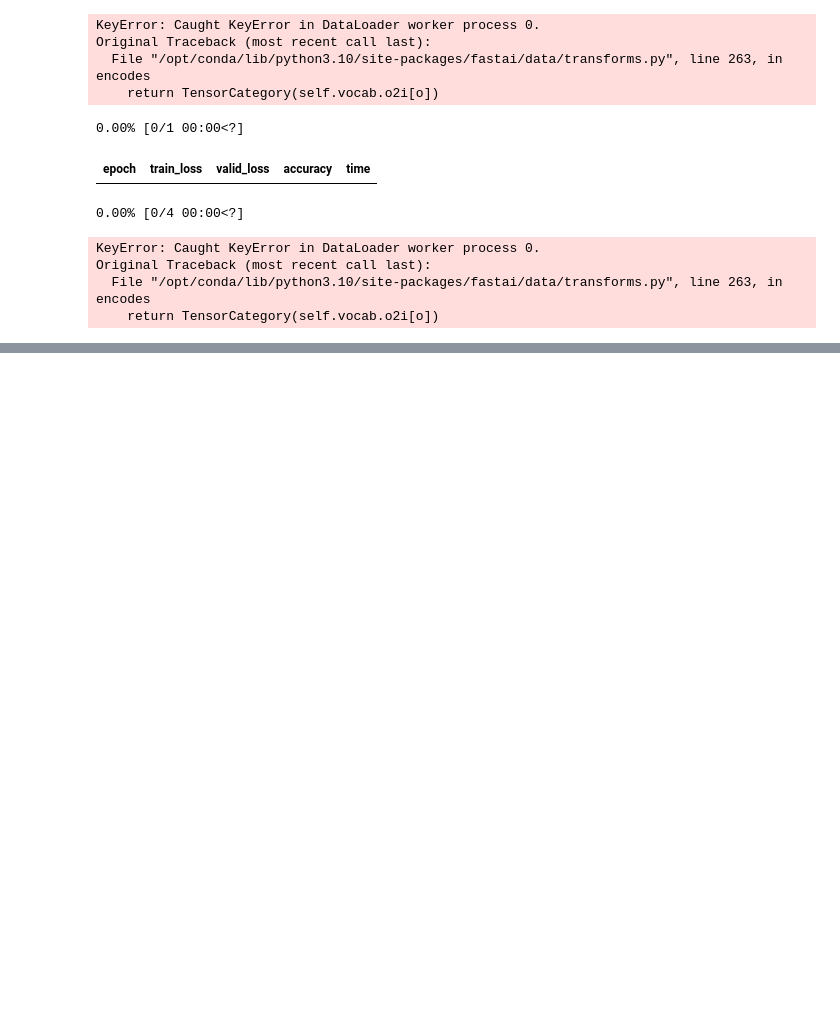
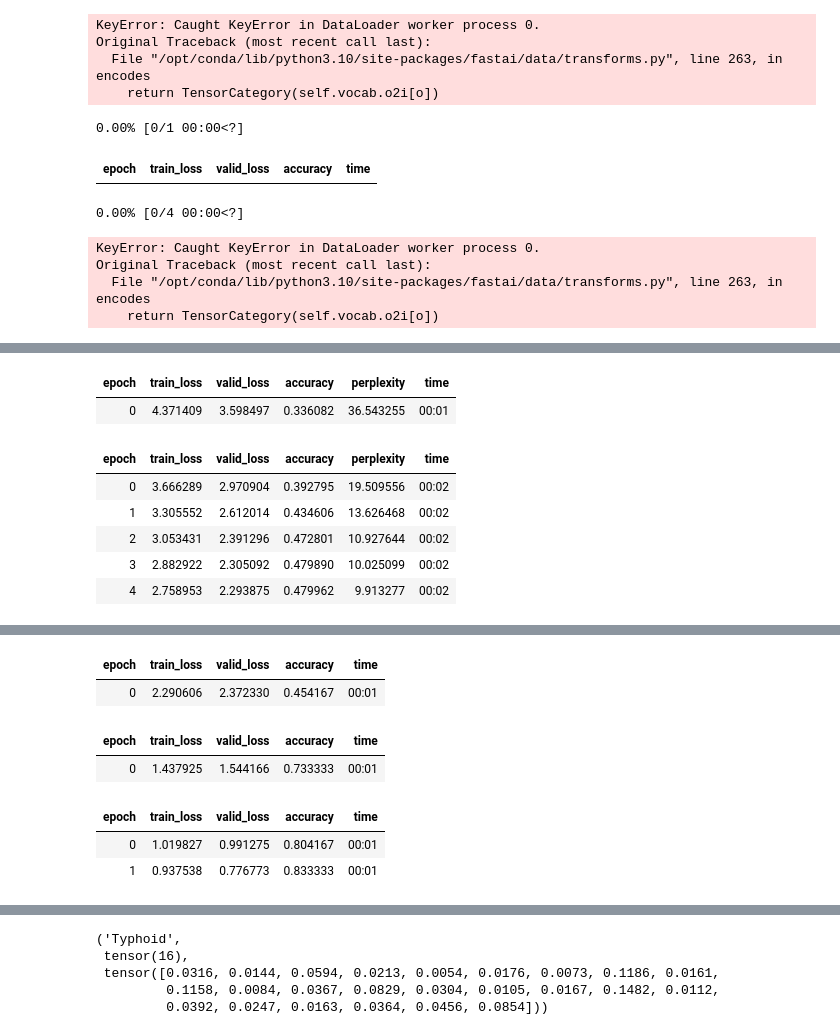
Before and after one commit to rubanzasilva/symptom_to_disease, a Jupyter notebook: symptom-disease-ulmfit.ipynb, the cells around one changed output, grey strips where cells are left out. Saved outputs shown, nothing was run; the diff lists cells and outputs as text; code cells hidden in the pictures; blank space fills up the shorter version.

Commit message:
Kaggle Notebook | symptom_disease_ulmfit | Version 3

```diff
--- a/symptom-disease-ulmfit.ipynb
+++ b/symptom-disease-ulmfit.ipynb
@@ -250,3 +250,37 @@ learn.unfreeze()
 learn.fit_one_cycle(2, slice(1e-3/(2.6**4),1e-3))
 # %%
 learn.predict("I am having a running stomach, fever, general body weakness and have been getting bitten by mosquitoes often")
+# %%
+path = Path('/kaggle/input/symptoms-disease-no-id')
+#symptom_df = pd.read_csv(path_lm/'symptom_synth.csv',index_col=0)
+symptom_df = pd.read_csv(path/'symptom_no_id.csv')
+sd_df = pd.read_csv(path/'symptom_disease_no_id_col.csv')
+dls_lm = TextDataLoaders.from_df(symptom_df, path=path,text_col='text', is_lm=True, valid_pct=0.2)
+learn = language_model_learner(dls_lm, AWD_LSTM, metrics=[accuracy, Perplexity()], path=path, wd=0.1).to_fp16()
+learn.fit_one_cycle(1, 1e-2)
+# Create a directory to save the model
+os.makedirs('/kaggle/working/models', exist_ok=True)
+# Set the model directory for the learner
+learn.model_dir = '/kaggle/working/models'
+# Now save the model
+learn.save('1epoch')
+learn = learn.load('1epoch')
+learn.unfreeze()
+learn.fit_one_cycle(5, 1e-3)
+# Now save the model
+learn.save_encoder('finetuned')
+
+
+#finetuning the classifier
+learn = text_classifier_learner(dls_clas, AWD_LSTM, drop_mult=0.5, metrics=accuracy)
+dls_clas = TextDataLoaders.from_df(sd_df, path=path,text_col='text',label_col='label', text_vocab=dls_lm.vocab)
+from pathlib import Path
+learn.path = Path('/kaggle/working')
+learn = learn.load_encoder('finetuned')
+learn.fit_one_cycle(1, 2e-2)
+learn.freeze_to(-2)
+learn.fit_one_cycle(1, slice(1e-2/(2.6**4),1e-2))
+learn.unfreeze()
+learn.fit_one_cycle(2, slice(1e-3/(2.6**4),1e-3))
+learn.predict("I am having a running stomach, fever, general body weakness and have been getting bitten by mosquitoes often")
+# %% [output]
@@ -252,0 +288,8 @@ learn.predict("I am having a running stomach, fever, general body weakness and h
+| epoch | train_loss | valid_loss | accuracy | perplexity | time |
+| 0 | 4.371409 | 3.598497 | 0.336082 | 36.543255 | 00:01 |
+| epoch | train_loss | valid_loss | accuracy | perplexity | time |
+| 0 | 3.666289 | 2.970904 | 0.392795 | 19.509556 | 00:02 |
+| 1 | 3.305552 | 2.612014 | 0.434606 | 13.626468 | 00:02 |
+| 2 | 3.053431 | 2.391296 | 0.472801 | 10.927644 | 00:02 |
+| 3 | 2.882922 | 2.305092 | 0.479890 | 10.025099 | 00:02 |
+| 4 | 2.758953 | 2.293875 | 0.479962 | 9.913277 | 00:02 |
@@ -252,0 +297,7 @@ learn.predict("I am having a running stomach, fever, general body weakness and h
+| epoch | train_loss | valid_loss | accuracy | time |
+| 0 | 2.290606 | 2.372330 | 0.454167 | 00:01 |
+| epoch | train_loss | valid_loss | accuracy | time |
+| 0 | 1.437925 | 1.544166 | 0.733333 | 00:01 |
+| epoch | train_loss | valid_loss | accuracy | time |
+| 0 | 1.019827 | 0.991275 | 0.804167 | 00:01 |
+| 1 | 0.937538 | 0.776773 | 0.833333 | 00:01 |
@@ -253,3 +305,8 @@ learn.predict("I am having a running stomach, fever, general body weakness and h
+('Typhoid',
+ tensor(16),
+ tensor([0.0316, 0.0144, 0.0594, 0.0213, 0.0054, 0.0176, 0.0073, 0.1186, 0.0161,
+         0.1158, 0.0084, 0.0367, 0.0829, 0.0304, 0.0105, 0.0167, 0.1482, 0.0112,
+         0.0392, 0.0247, 0.0163, 0.0364, 0.0456, 0.0854]))
 # %%
 # For language model
 dls_lm = TextDataLoaders.from_df(
```
Also changed, not shown: parts of 1 cell of this notebook.
